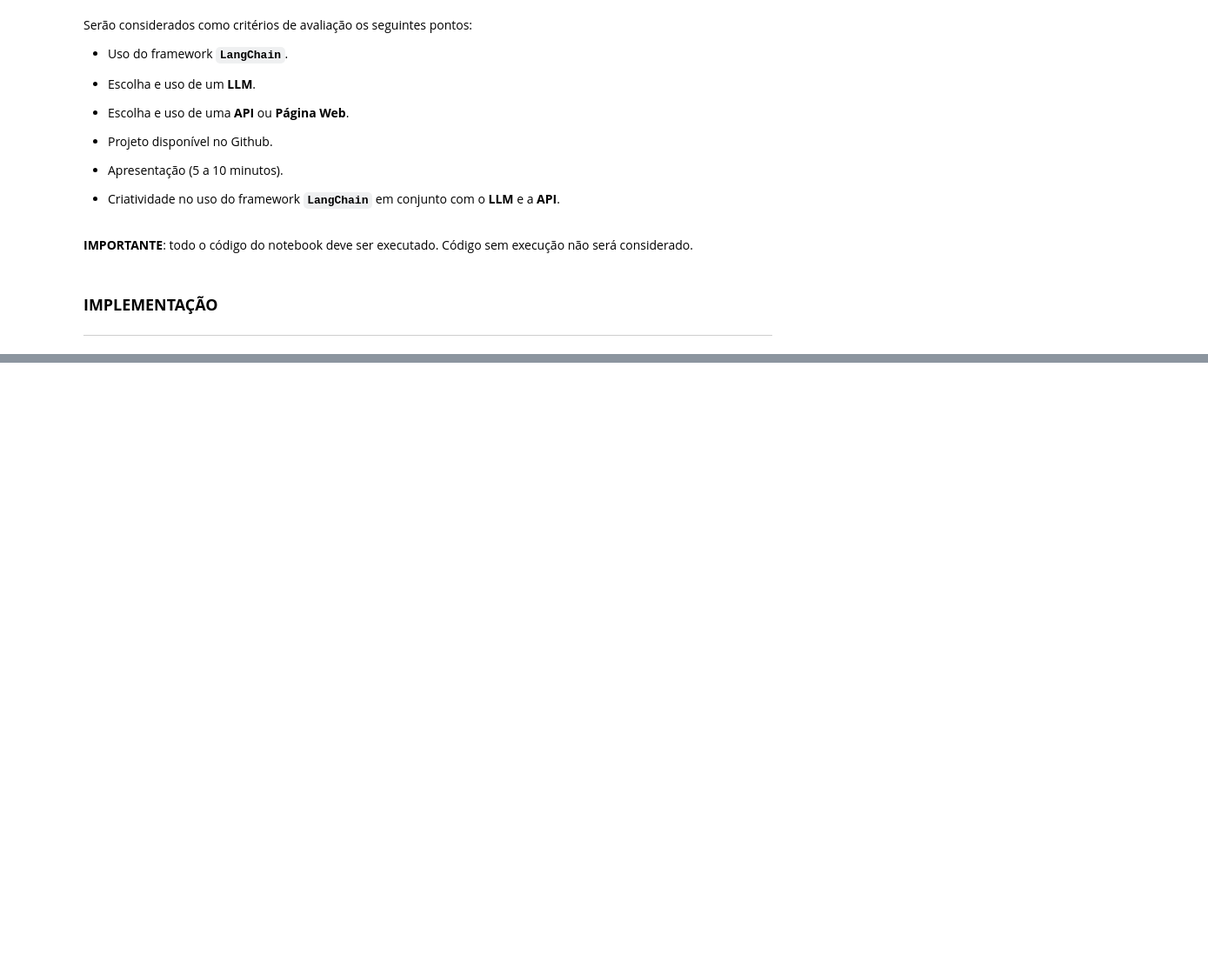
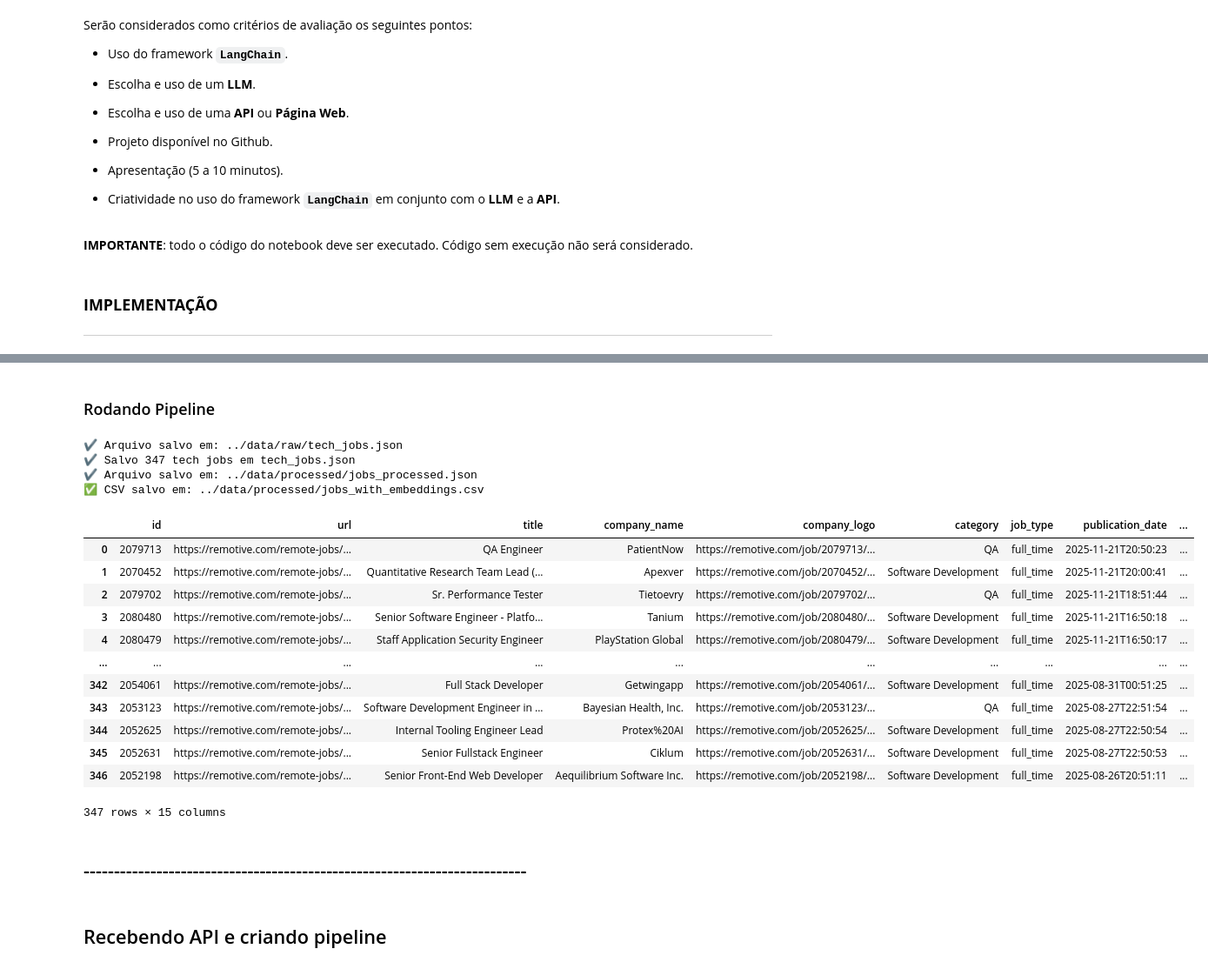
Before and after one commit to Netreck/HireMatch-AI, a Jupyter notebook: notebook/2025_Q3_PLN_PROJETO_PRÁTICO.ipynb, the cells around one changed output, grey strips where cells are left out. Shown at 87% size. Drawn from its saved outputs; the diff is of its cells as text; code cells hidden in the pictures; blank space fills up the shorter version.

```diff
--- a/notebook/2025_Q3_PLN_PROJETO_PRÁTICO.ipynb
+++ b/notebook/2025_Q3_PLN_PROJETO_PRÁTICO.ipynb
@@ -124,0 +335,33 @@ except ConfigError as exc:
+# %%
+def generate_embeddings_df(
+
+    path_json="../data/processed/jobs_processed.json",
+    output_csv="../data/processed/jobs_with_embeddings.csv",
+    model_name="text-embedding-3-large",
+):
+
+    """
+    Carrega o JSON processado, trata colunas, gera embeddings e salva CSV final.
+    Retorna o dataframe resultante.
+    """
+
+    # 1. Carregar dataframe
+    df = pd.read_json(path_json)
+
+    # 2. Colunas que precisam ser convertidas de str -> list
+    cols_list = ["tech_stacks_found", "soft_skills_found"]
+
+    for col in cols_list:
+        df[col] = df[col].apply(
+            lambda x: ast.literal_eval(x) if isinstance(x, str) else x
+        )
+
+    # 4. Gerar embeddings
+    df["embedding"] = df["description"].apply(embeddings.embed_query)
+
+    # 5. Salvar CSV final
+    df.to_csv(output_csv, index=False)
+
+    print(f"✅ CSV salvo em: {output_csv}")
+
+    return df
@@ -124,0 +759,29 @@ except ConfigError as exc:
+# %% [markdown]
+### Rodando Pipeline
+# %%
+# Pipe- gera_dados
+pipeline_remotive_tech_jobs() #faz request e salva em data/raw
+pipeline() # pega os dados salvos em data/raw trata eles e salva em processed com as tech_stacks, soft_skills e description tratados
+generate_embeddings_df() # Utiliza API openIA pra gerar embeddings para cada vaga,
+# %% [output]
+✔ Arquivo salvo em: ../data/raw/tech_jobs.json
+✔ Salvo 347 tech jobs em tech_jobs.json
+✔ Arquivo salvo em: ../data/processed/jobs_processed.json
+✅ CSV salvo em: ../data/processed/jobs_with_embeddings.csv
+|  | id | url | title | company_name | company_logo | category | job_type | publication_date | ... |
+| 0 | 2079713 | https://remotive.com/remote-jobs/... | QA Engineer | PatientNow | https://remotive.com/job/2079713/... | QA | full_time | 2025-11-21T20:50:23 | ... |
+| 1 | 2070452 | https://remotive.com/remote-jobs/... | Quantitative Research Team Lead (... | Apexver | https://remotive.com/job/2070452/... | Software Development | full_time | 2025-11-21T20:00:41 | ... |
+| 2 | 2079702 | https://remotive.com/remote-jobs/... | Sr. Performance Tester | Tietoevry | https://remotive.com/job/2079702/... | QA | full_time | 2025-11-21T18:51:44 | ... |
+| 3 | 2080480 | https://remotive.com/remote-jobs/... | Senior Software Engineer - Platfo... | Tanium | https://remotive.com/job/2080480/... | Software Development | full_time | 2025-11-21T16:50:18 | ... |
+| 4 | 2080479 | https://remotive.com/remote-jobs/... | Staff Application Security Engineer | PlayStation Global | https://remotive.com/job/2080479/... | Software Development | full_time | 2025-11-21T16:50:17 | ... |
+| ... | ... | ... | ... | ... | ... | ... | ... | ... | ... |
+| 342 | 2054061 | https://remotive.com/remote-jobs/... | Full Stack Developer | Getwingapp | https://remotive.com/job/2054061/... | Software Development | full_time | 2025-08-31T00:51:25 | ... |
+| 343 | 2053123 | https://remotive.com/remote-jobs/... | Software Development Engineer in ... | Bayesian Health, Inc. | https://remotive.com/job/2053123/... | QA | full_time | 2025-08-27T22:51:54 | ... |
+| 344 | 2052625 | https://remotive.com/remote-jobs/... | Internal Tooling Engineer Lead | Protex%20AI | https://remotive.com/job/2052625/... | Software Development | full_time | 2025-08-27T22:50:54 | ... |
+| 345 | 2052631 | https://remotive.com/remote-jobs/... | Senior Fullstack Engineer | Ciklum | https://remotive.com/job/2052631/... | Software Development | full_time | 2025-08-27T22:50:53 | ... |
+| 346 | 2052198 | https://remotive.com/remote-jobs/... | Senior Front-End Web Developer | Aequilibrium Software Inc. | https://remotive.com/job/2052198/... | Software Development | full_time | 2025-08-26T20:51:11 | ... |
+347 rows × 15 columns
+# %% [markdown]
+## -------------------------------------------------------------------------
+# %% [markdown]
+## Recebendo API e criando pipeline
```
Also changed, not shown: parts of 41 cells of this notebook.
